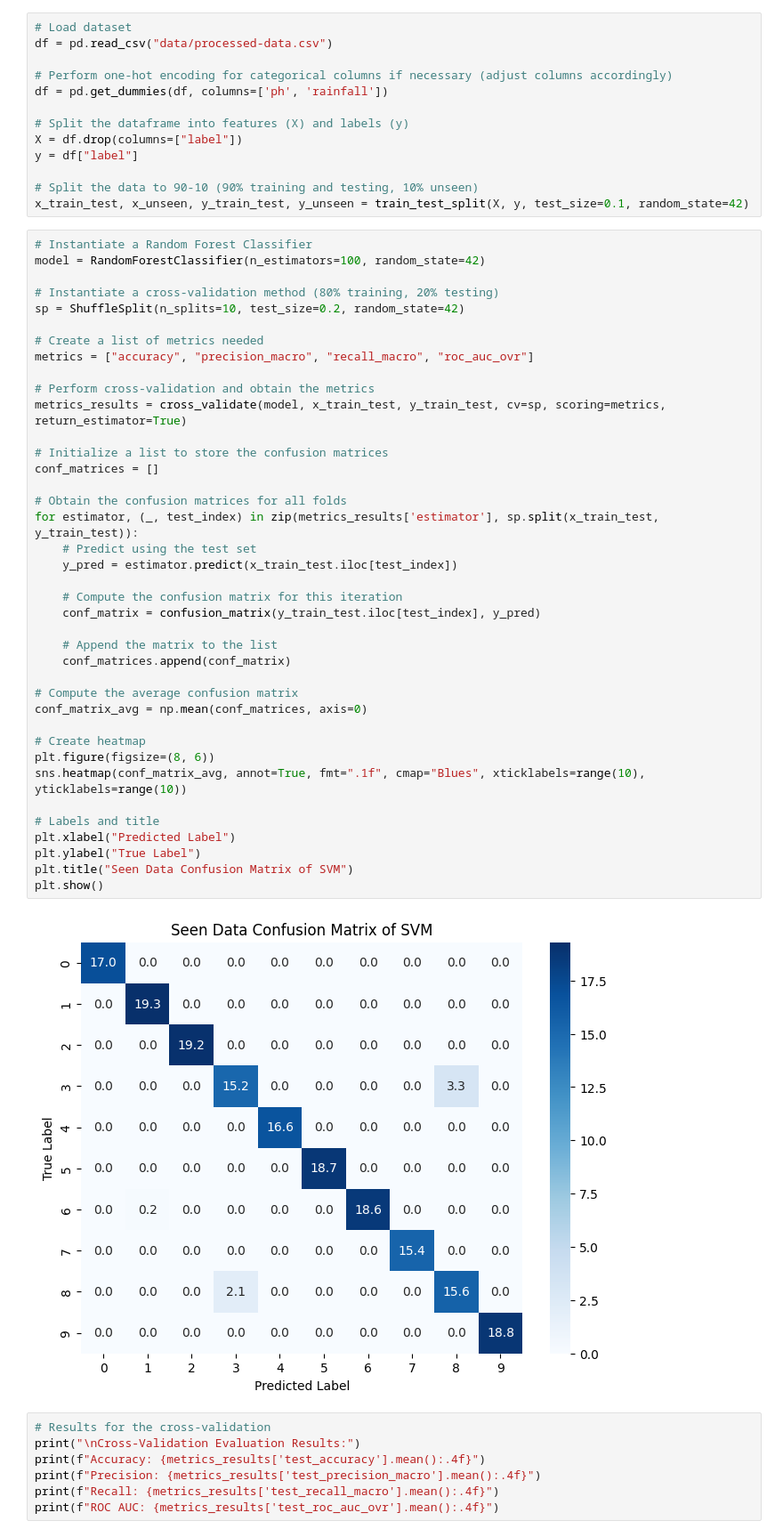
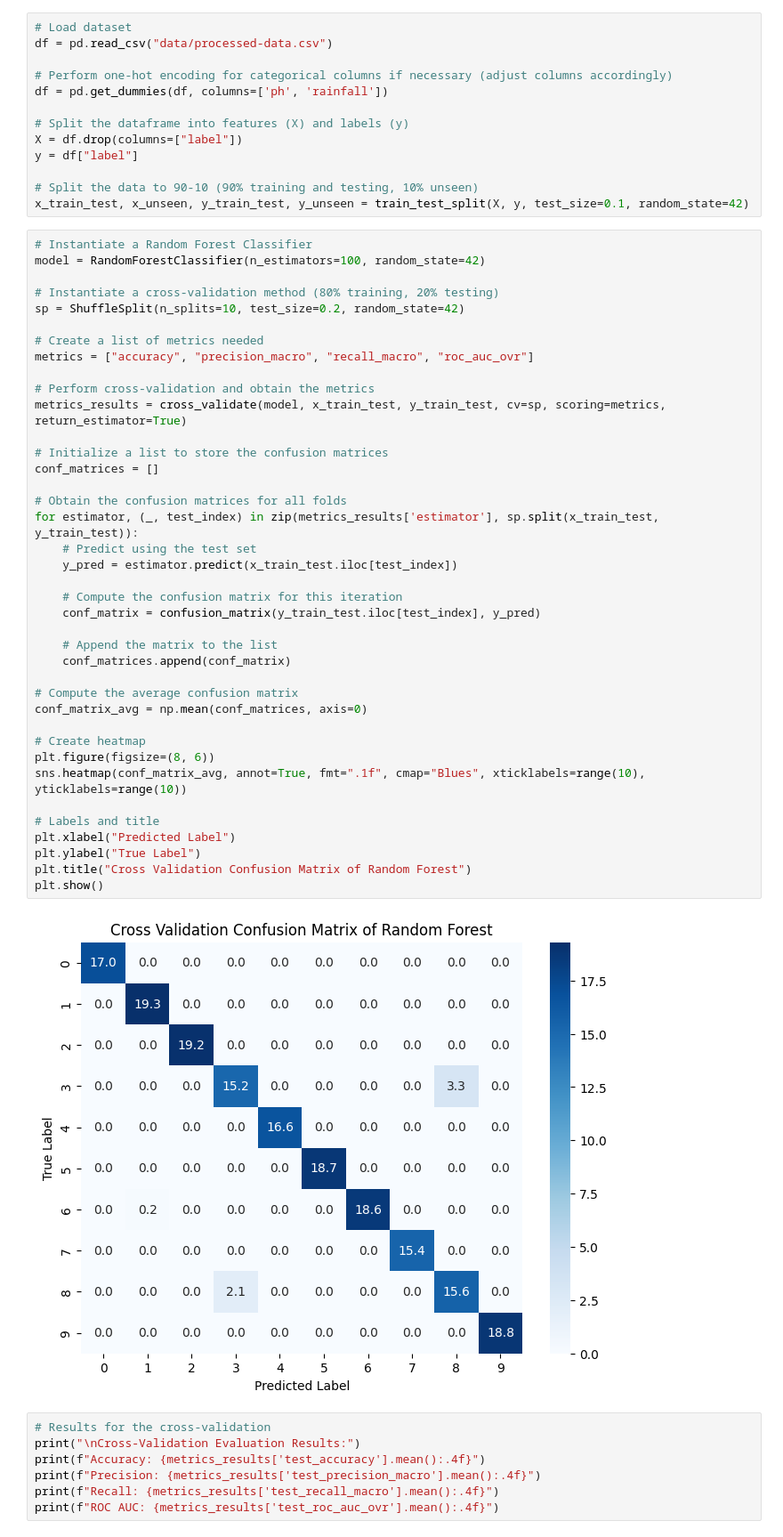
Before and after one commit to Stephen-Coloma/Crop-Recommendation-Machine-Learning, a Jupyter notebook: RandomForest.ipynb, the cells around one changed output. Shown at 89% size. Saved outputs shown, nothing was run; the diff lists cells and outputs as text.

Commit message:
Fixed the graph names

```diff
--- a/RandomForest.ipynb
+++ b/RandomForest.ipynb
@@ -31,35 +31,35 @@ metrics = ["accuracy", "precision_macro", "recall_macro", "roc_auc_ovr"]
 
 # Perform cross-validation and obtain the metrics
 metrics_results = cross_validate(model, x_train_test, y_train_test, cv=sp, scoring=metrics, return_estimator=True)
 
 # Initialize a list to store the confusion matrices
 conf_matrices = []
 
 # Obtain the confusion matrices for all folds
 for estimator, (_, test_index) in zip(metrics_results['estimator'], sp.split(x_train_test, y_train_test)):
     # Predict using the test set
     y_pred = estimator.predict(x_train_test.iloc[test_index])
 
     # Compute the confusion matrix for this iteration
     conf_matrix = confusion_matrix(y_train_test.iloc[test_index], y_pred)
 
     # Append the matrix to the list
     conf_matrices.append(conf_matrix)
 
 # Compute the average confusion matrix
 conf_matrix_avg = np.mean(conf_matrices, axis=0)
 
 # Create heatmap
 plt.figure(figsize=(8, 6))
 sns.heatmap(conf_matrix_avg, annot=True, fmt=".1f", cmap="Blues", xticklabels=range(10), yticklabels=range(10))
 
 # Labels and title
 plt.xlabel("Predicted Label")
 plt.ylabel("True Label")
-plt.title("Seen Data Confusion Matrix of SVM")
+plt.title("Cross Validation Confusion Matrix of Random Forest")
 plt.show()
 # %% [output]
-[figure, old version]
+[figure, new version]
 # %%
 # Results for the cross-validation
 print("\nCross-Validation Evaluation Results:")
```
Also changed, not shown: parts of 2 cells of this notebook.
